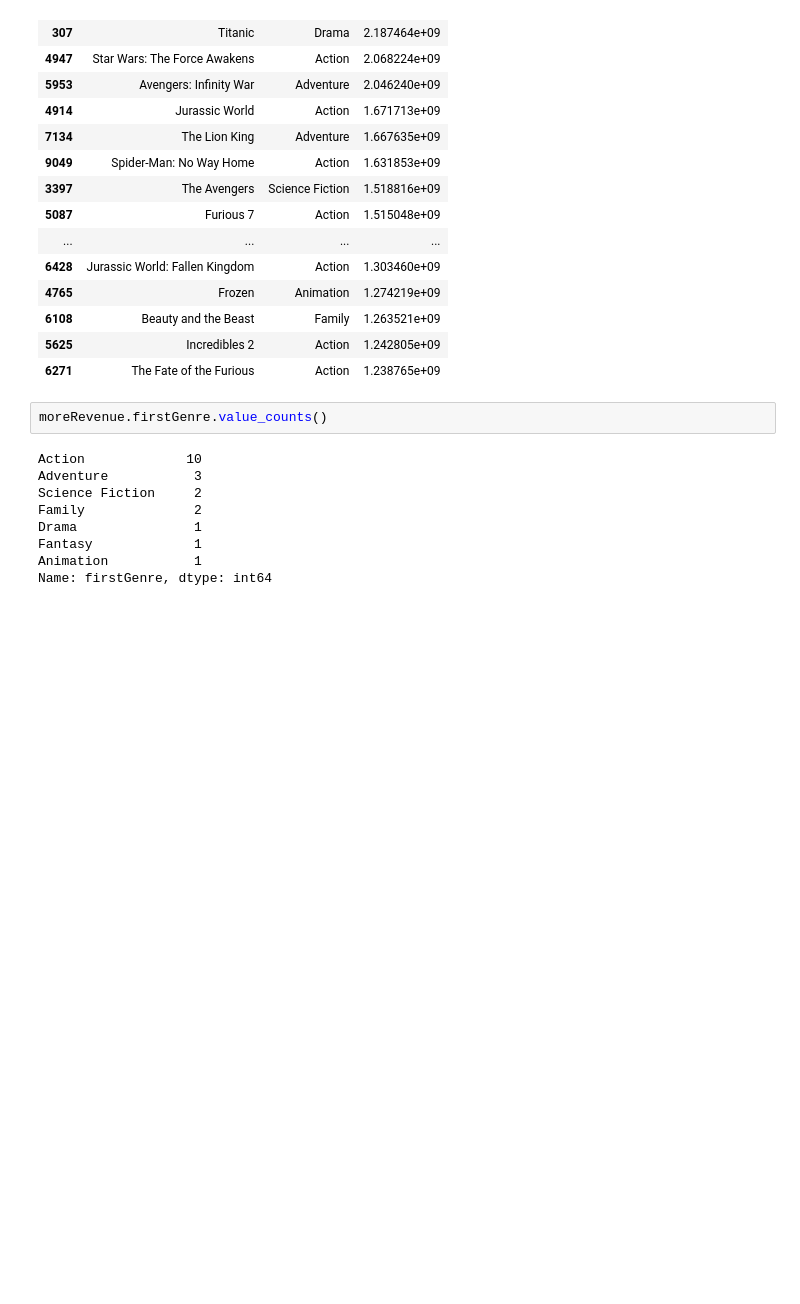
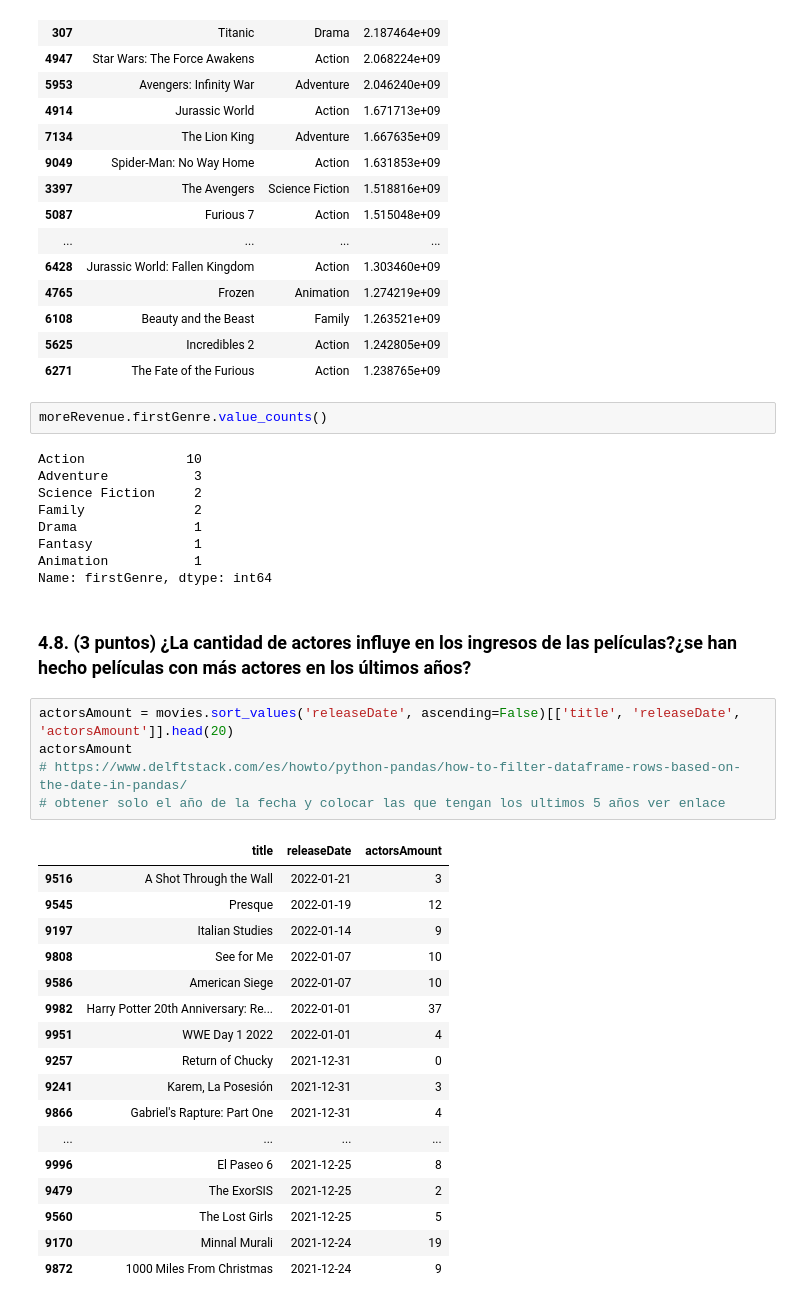
Before and after one commit to raulangelj/HT1_ANALISIS_EXPLORATORIO, a Jupyter notebook: HT1_ANALISIS_EXPLORATORIO.ipynb, the cells around one changed output. Drawn from its saved outputs; the diff is of its cells as text; blank space fills up the shorter version.

```diff
--- a/HT1_ANALISIS_EXPLORATORIO.ipynb
+++ b/HT1_ANALISIS_EXPLORATORIO.ipynb
@@ -539,3 +539,28 @@ Drama               1
 Fantasy             1
 Animation           1
 Name: firstGenre, dtype: int64
+# %% [markdown]
+### 4.8.  (3 puntos) ¿La cantidad de actores influye en los ingresos de las películas?¿se han hecho películas con más actores en los últimos años?
+# %%
+actorsAmount = movies.sort_values('releaseDate', ascending=False)[['title', 'releaseDate', 'actorsAmount']].head(20)
+actorsAmount
+# https://www.delftstack.com/es/howto/python-pandas/how-to-filter-dataframe-rows-based-on-the-date-in-pandas/
+# obtener solo el año de la fecha y colocar las que tengan los ultimos 5 años ver enlace
+# %% [output]
+|  | title | releaseDate | actorsAmount |
+| 9516 | A Shot Through the Wall | 2022-01-21 | 3 |
+| 9545 | Presque | 2022-01-19 | 12 |
+| 9197 | Italian Studies | 2022-01-14 | 9 |
+| 9808 | See for Me | 2022-01-07 | 10 |
+| 9586 | American Siege | 2022-01-07 | 10 |
+| 9982 | Harry Potter 20th Anniversary: Re... | 2022-01-01 | 37 |
+| 9951 | WWE Day 1 2022 | 2022-01-01 | 4 |
+| 9257 | Return of Chucky | 2021-12-31 | 0 |
+| 9241 | Karem, La Posesión | 2021-12-31 | 3 |
+| 9866 | Gabriel's Rapture: Part One | 2021-12-31 | 4 |
+| ... | ... | ... | ... |
+| 9996 | El Paseo 6 | 2021-12-25 | 8 |
+| 9479 | The ExorSIS | 2021-12-25 | 2 |
+| 9560 | The Lost Girls | 2021-12-25 | 5 |
+| 9170 | Minnal Murali | 2021-12-24 | 19 |
+| 9872 | 1000 Miles From Christmas | 2021-12-24 | 9 |
```
